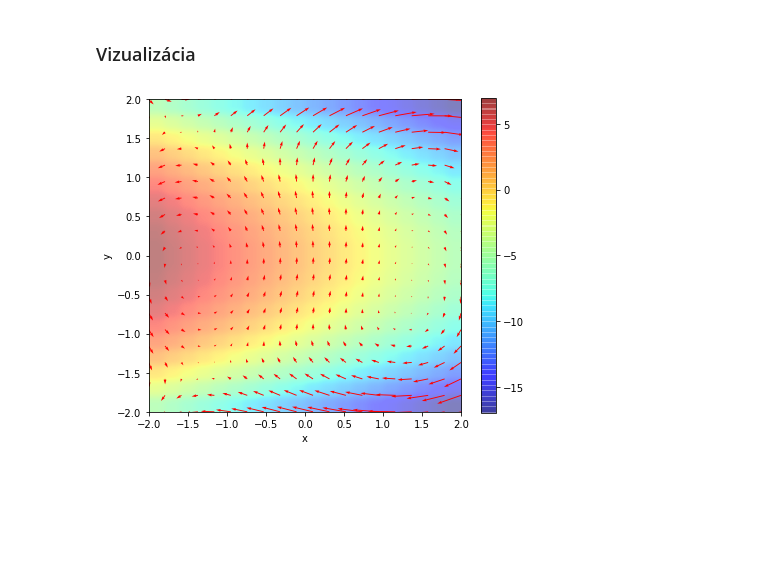
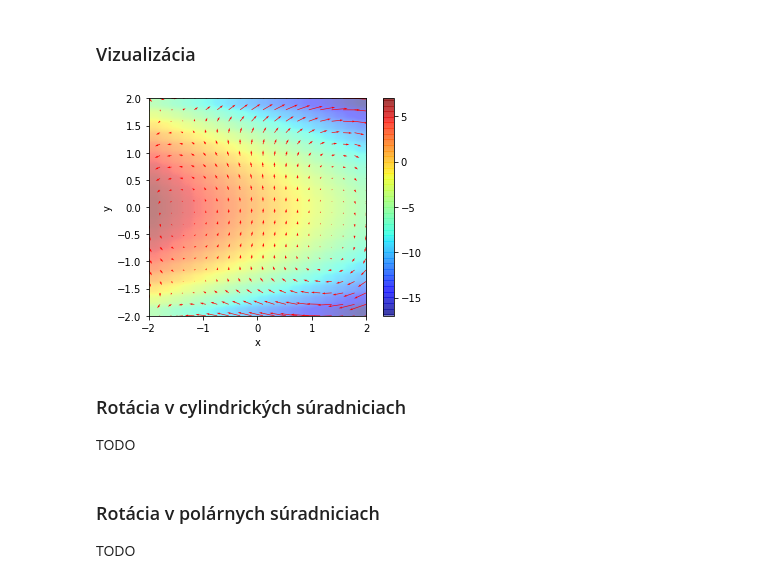
Before and after one commit to pfabo/notebook-fdtd, a Jupyter notebook: 012_rotacia.ipynb, the cells around one changed output. Drawn from its saved outputs; the diff is of its cells as text; code cells hidden in the pictures; blank space fills up the shorter version.

```diff
--- a/012_rotacia.ipynb
+++ b/012_rotacia.ipynb
@@ -59,30 +52,39 @@ ltxprint(r'\nabla \times \mathbf{F}', C)
 # %% [markdown]
 ### Vizualizácia
 # %%
+%matplotlib inline
 import matplotlib.pyplot as plt
 from mpl_toolkits.mplot3d import Axes3D
 import numpy as np
 
 Fx = F.components[r.i].subs([(r.x, 'x'), (r.y, 'y')])
 Fy = F.components[r.j].subs([(r.x, 'x'), (r.y, 'y')])
 Cs = C.subs([(r.x, 'x'), (r.y, 'y'), (r.k, 1)])
 
-dx = np.linspace(-2.0, 2.0, 20)      # rozsahy suradnic
+dx = np.linspace(-2.0, 2.0, 20)
 dy = np.linspace(-2.0, 2.0, 20)
 x,y = np.meshgrid(dx, dy)
 
 c = eval(str(Cs))
 fx = eval(str(Fx))
 fy = eval(str(Fy))
 
-fig = plt.figure(figsize=(7, 5.8))
+fig = plt.figure()
 ax = fig.add_subplot(111)
-ax.quiver(x, y, fx, fy, color='r')
 img = ax.imshow(c, extent=[-2, 2, -2, 2], origin='lower', interpolation='kaiser',
                  clip_on=True, alpha=0.5, cmap='jet')
 fig.colorbar(img)
+ax.quiver(x, y, fx, fy, color='r')
 plt.xlabel('x')
 plt.ylabel('y')
 plt.show()
 # %% [output]
-[figure, old version]
+[figure, new version]
+# %% [markdown]
+### Rotácia v cylindrických súradniciach
+
+TODO
+# %% [markdown]
+### Rotácia v polárnych súradniciach
+
+TODO
```
Also changed, not shown: parts of 3 cells of this notebook, 16 other files.
